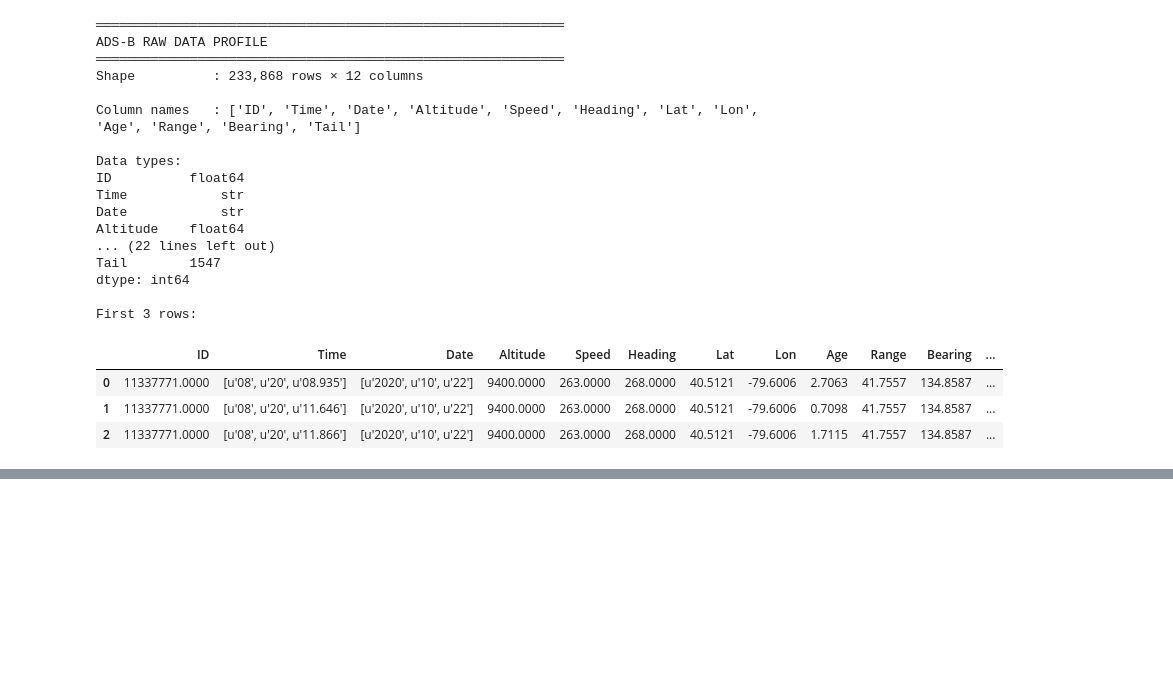
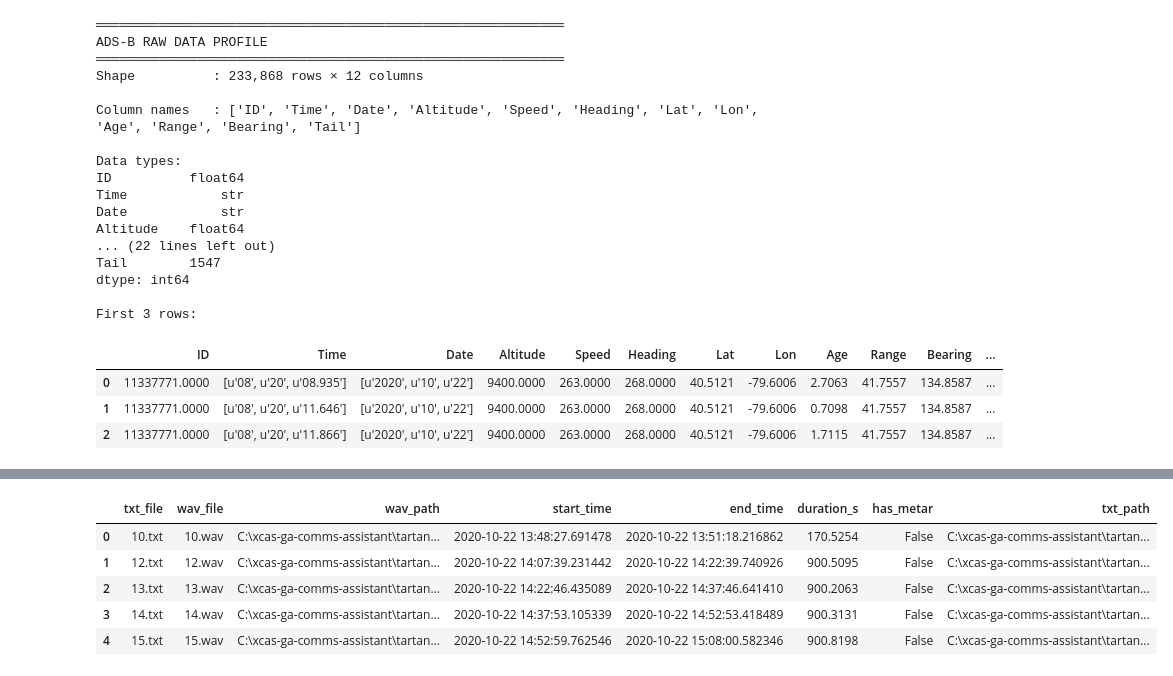
Before and after one commit to Shreyas-Vijayakumar/PCAS, a Jupyter notebook: notebooks/01_data_audit.ipynb, the cells around one changed output, grey strips where cells are left out. Saved outputs shown, nothing was run; the diff lists cells and outputs as text; code cells hidden in the pictures; blank space fills up the shorter version.

```diff
--- a/notebooks/01_data_audit.ipynb
+++ b/notebooks/01_data_audit.ipynb
@@ -90,0 +158,75 @@ First 3 rows:
+# %%
+def parse_audio_txt(txt_path: Path) -> dict | None:
+    """
+    Parse a TartanAviation .txt sidecar file and extract:
+      - start_time  (datetime)
+      - end_time    (datetime)
+      - duration_s  (float, seconds)
+      - wav_path    (Path to corresponding .wav file)
+      - has_metar   (bool)
+
+    Expected format:
+      Start Time: 2020-10-01 06:39:50.005130
+      No metar data   ← optional line
+      End Time:   2020-10-01 06:47:12.590370
+      Total Time: 0:07:22.585255
+    """
+    try:
+        text = txt_path.read_text(encoding="utf-8", errors="ignore")
+
+        # Regex patterns — note the named groups (?P<name>...)
+        # This makes matches accessible by name: m.group("dt")
+        start_match = re.search(
+            r"Start Time:\s*(?P<dt>\d{4}-\d{2}-\d{2}\s+\d{2}:\d{2}:\d{2}[\.\d]*)",
+            text
+        )
+        end_match = re.search(
+            r"End Time:\s*(?P<dt>\d{4}-\d{2}-\d{2}\s+\d{2}:\d{2}:\d{2}[\.\d]*)",
+            text
+        )
+
+        if not start_match or not end_match:
+            print(f"  ⚠ Could not parse times in: {txt_path.name}")
+            return None
+
+        start_dt = pd.Timestamp(start_match.group("dt"))
+        end_dt   = pd.Timestamp(end_match.group("dt"))
+        duration = (end_dt - start_dt).total_seconds()
+
+        # Corresponding .wav file has the same stem
+        wav_path = txt_path.with_suffix(".wav")
+
+        return {
+            "txt_file"   : txt_path.name,
+            "wav_file"   : wav_path.name,
+            "wav_path"   : str(wav_path),
+            "start_time" : start_dt,
+            "end_time"   : end_dt,
+            "duration_s" : duration,
+            "has_metar"  : "no metar" not in text.lower(),
+            "txt_path"   : str(txt_path),
+        }
+    except Exception as e:
+        print(f"  ✗ Error parsing {txt_path.name}: {e}")
+        return None
+
+
+# ── Scan all .txt files in the audio directory ───────────────────────────────
+txt_files = sorted(AUDIO_DIR.glob("*.txt"))
+print(f"Found {len(txt_files)} .txt files in {AUDIO_DIR.name}")
+
+records = []
+for txt_path in txt_files:
+    rec = parse_audio_txt(txt_path)
+    if rec:
+        records.append(rec)
+
+df_audio = pd.DataFrame(records)
+
+print(f"\n✅ Audio manifest: {len(df_audio)} segments parsed")
+print(f"\nTime coverage: {df_audio['start_time'].min()} → {df_audio['end_time'].max()}")
+print(f"Total audio   : {df_audio['duration_s'].sum()/3600:.2f} hours")
+print(f"With METAR    : {df_audio['has_metar'].sum()} segments")
+print(f"\nSample:")
+display(df_audio.head(5))
+# %% [output]
@@ -90,0 +242,6 @@ First 3 rows:
+|  | txt_file | wav_file | wav_path | start_time | end_time | duration_s | has_metar | txt_path |
+| 0 | 10.txt | 10.wav | C:\xcas-ga-comms-assistant\tartan... | 2020-10-22 13:48:27.691478 | 2020-10-22 13:51:18.216862 | 170.5254 | False | C:\xcas-ga-comms-assistant\tartan... |
+| 1 | 12.txt | 12.wav | C:\xcas-ga-comms-assistant\tartan... | 2020-10-22 14:07:39.231442 | 2020-10-22 14:22:39.740926 | 900.5095 | False | C:\xcas-ga-comms-assistant\tartan... |
+| 2 | 13.txt | 13.wav | C:\xcas-ga-comms-assistant\tartan... | 2020-10-22 14:22:46.435089 | 2020-10-22 14:37:46.641410 | 900.2063 | False | C:\xcas-ga-comms-assistant\tartan... |
+| 3 | 14.txt | 14.wav | C:\xcas-ga-comms-assistant\tartan... | 2020-10-22 14:37:53.105339 | 2020-10-22 14:52:53.418489 | 900.3131 | False | C:\xcas-ga-comms-assistant\tartan... |
+| 4 | 15.txt | 15.wav | C:\xcas-ga-comms-assistant\tartan... | 2020-10-22 14:52:59.762546 | 2020-10-22 15:08:00.582346 | 900.8198 | False | C:\xcas-ga-comms-assistant\tartan... |
```
Also changed, not shown: parts of 5 cells of this notebook.
